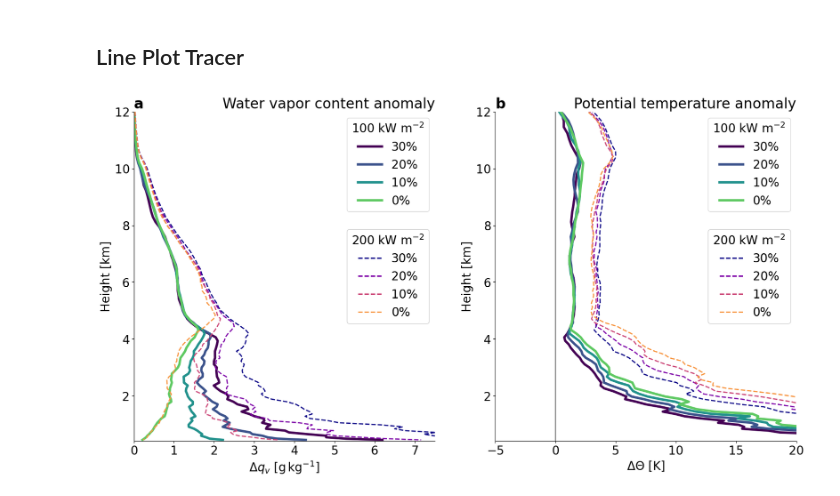
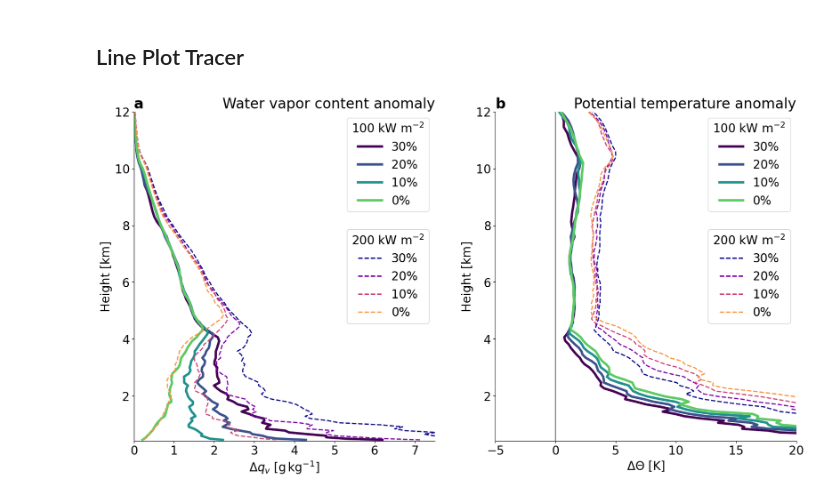
Before and after one commit to MuellerJason/jupyter_notebooks_PyroCB_paper, a Jupyter notebook: fig_09.ipynb, the cells around one changed output. Cells and saved outputs as stored; diff of their text form; code cells hidden in the pictures.

```diff
--- a/fig_09.ipynb
+++ b/fig_09.ipynb
@@ -240,13 +240,13 @@ handles_legend_1, labels_legend_1 = [], []
 handles_legend_2, labels_legend_2 = [], []
 
 for i, ds in enumerate(list100):
-    values = 1000 * (ds["qv"].where(ds.ao_mask).mean(("lon", "lat")).mean("time") - ref["qtotal"].values)
+    values = 1000 * (ds["qv"].where(ds.ao_mask).mean(("lon", "lat")).mean("time") - ref["qv"].values)
     line, = ax.plot(values, ds.height, color=colors_1[i], linewidth=line_width_1, label=set_names[i])
     handles_legend_1.append(line)
     labels_legend_1.append(set_names[i])
 
 for i, ds in enumerate(list200):
-    values = 1000 * (ds["qv"].where(ds.ao_mask).mean(("lon", "lat")).mean("time") - ref["qtotal"].values)
+    values = 1000 * (ds["qv"].where(ds.ao_mask).mean(("lon", "lat")).mean("time") - ref["qv"].values)
     line, = ax.plot(values, ds.height, color=colors_2[i], linewidth=line_width_2, linestyle="--", label=set_names[i])
     handles_legend_2.append(line)
     labels_legend_2.append(set_names[i])
@@ -281,31 +281,31 @@ for i, ds in enumerate(list200):
     labels_legend_2.append(set_names[i])
 
 # Customize the second subplot
 ax.vlines(x=0, ymin=ymin, ymax=ymax, color="dimgrey")
 ax.set_title("Potential temperature anomaly", loc="right")
 ax.set_xlabel(r"$\Delta \Theta$ [K]")
 ax.set_xlim(-5, 20)
 
 # Add legends for the second plot
 legend_1 = ax.legend(handles=handles_legend_1, labels=labels_legend_1, loc='upper right', title='100 kW m$^{-2}$')
 ax.add_artist(legend_1)
 
 legend_2 = ax.legend(handles=handles_legend_2, labels=labels_legend_2, loc='center right', title='200 kW m$^{-2}$')
 ax.add_artist(legend_2)
 
 # Apply consistent plot settings to both subplots
 for ax in axes:
     ax.set_ylim(ymin, ymax)
     ax.set_yticks(y_ticks)
     ax.set_yticklabels(y_ticks)
     ax.set_ylabel("Height [km]")
     sns.despine(ax=ax)
 
 # Save the figure
 my_path = "./figs/"
 fig.savefig(my_path + 'fig09.png', dpi=300, bbox_inches='tight')
 fig.savefig(my_path + 'fig09_lq.png', dpi=50, bbox_inches='tight')
 
 plt.show()
 # %% [output]
-[figure, old version]
+[figure, new version]
```
